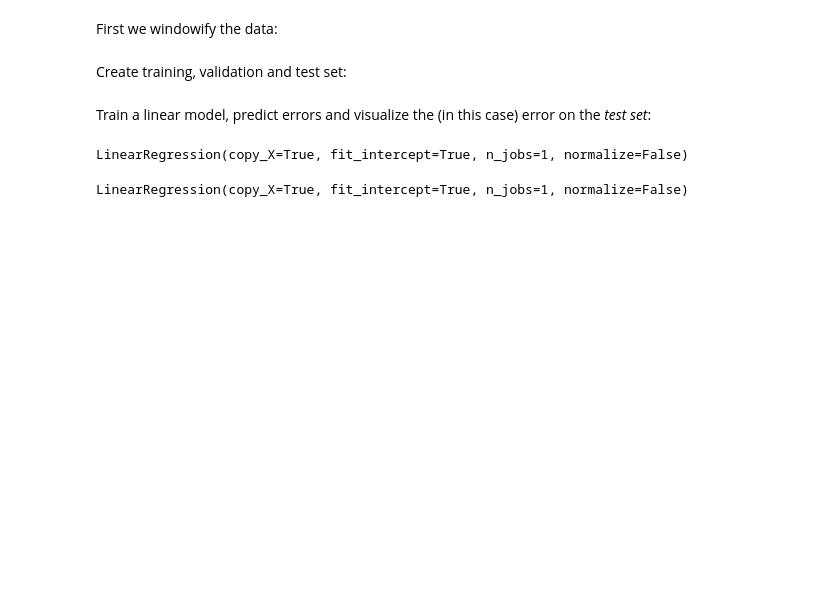
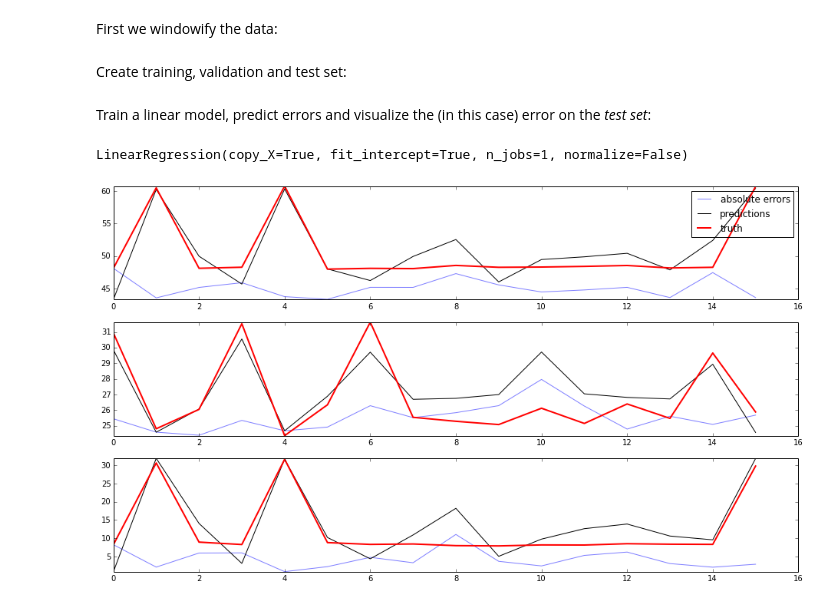
Before and after one commit to PaddyK/biosi, a Jupyter notebook: Example Notebook.v3.ipynb, the cells around one changed output. Cells and saved outputs as stored; diff of their text form; code cells hidden in the pictures; blank space fills up the shorter version.

```diff
--- a/Example Notebook.v3.ipynb
+++ b/Example Notebook.v3.ipynb
@@ -238,6 +226,6 @@ emg_data.shape, kin_data.shape
 # %%
 emg_data = emg_data.reshape(83, -1)
-kin_data = kin_data.reshape(83, -1)
+kin_data = np.row_stack([kin_data[k, -1, :] for k in range(83)])
 # %%
 train = int(emg_data.shape[0] * 0.6)
 val = int(emg_data.shape[0] * 0.2) + train
@@ -269,11 +257,12 @@ m_seq = LinearRegression()
 m_seq.fit(X, Z)
 # %% [output]
 LinearRegression(copy_X=True, fit_intercept=True, n_jobs=1, normalize=False)
-LinearRegression(copy_X=True, fit_intercept=True, n_jobs=1, normalize=False)
 # %%
-Z = m_seq.predict(X)
-VZ = m_seq.predict(VX)
-TZ = m_seq.predict(TX)
+Y = m_seq.predict(X)
+VY = m_seq.predict(VX)
+TY = m_seq.predict(TX)
 # %%
-start, stop = 10, 2000
-display.predict_report(X[start:stop], Y[start:stop], Z[start:stop])
+start, stop = 0,16
+display.predict_report(TX[start:stop], TY[start:stop], TZ[start:stop])
+# %% [output]
+[figure, added]
```
Also changed, not shown: parts of 4 cells of this notebook, 1 other file.
